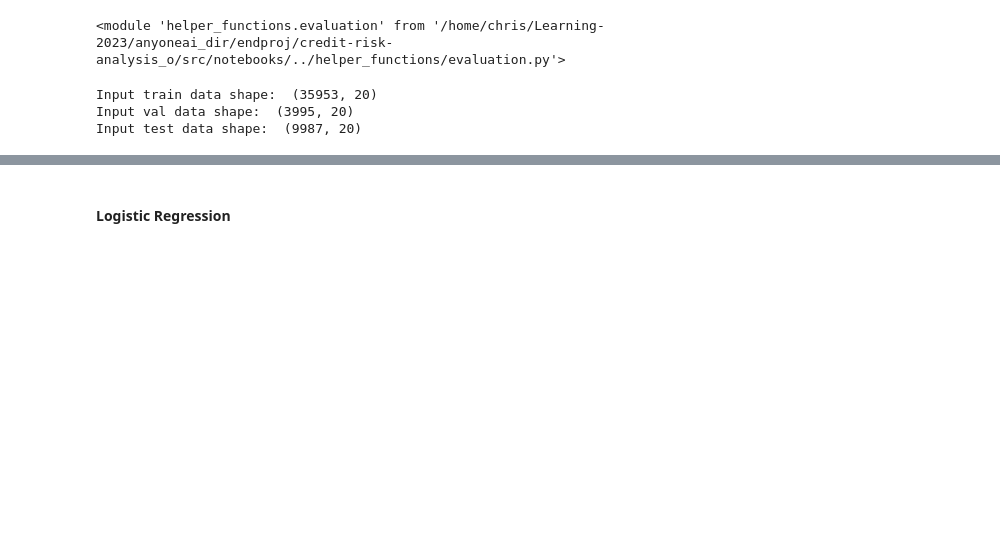
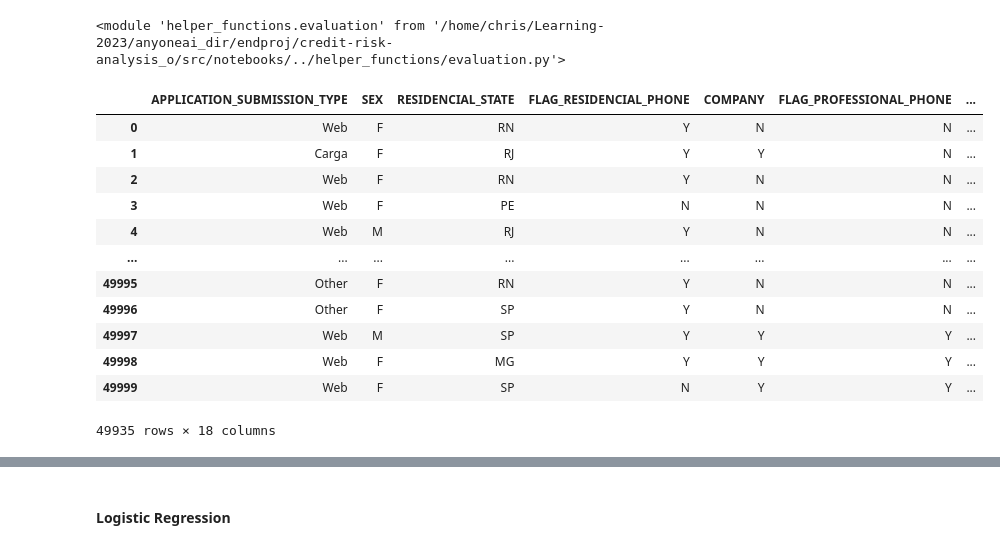
Before and after one commit to tutecode/credit-risk-analysis, a Jupyter notebook: src/notebooks/eda_ml_model_v0.ipynb, the cells around one changed output, grey strips where cells are left out. Cells and saved outputs as stored; diff of their text form; code cells hidden in the pictures; blank space fills up the shorter version.

```diff
--- a/src/notebooks/eda_ml_model_v0.ipynb
+++ b/src/notebooks/eda_ml_model_v0.ipynb
@@ -1567,6 +1572,7 @@ current_cols_train = app_train_cop.columns.to_list()
 idx_target = app_train_cop.columns.to_list().index("TARGET_LABEL_BAD=1")
 if(app_train_cop.iloc[:,-1:].columns[0] != app_train_cop.iloc[:,idx_target:].columns[0]):
     features_cols = current_cols_train[:idx_target] + current_cols_train[idx_target+1:] + [current_cols_train[idx_target]]
-    app_train_cop.columns = features_cols
+    #crear un nuevo df
+    app_train_cop = app_train_cop[features_cols]
 else:
     print("Target is the last column")
@@ -1580,11 +1605,19 @@ reload(config)
 reload(evaluation)
 # %% [output]
 <module 'helper_functions.evaluation' from '/home/chris/Learning-2023/anyoneai_dir/endproj/credit-risk-analysis_o/src/notebooks/../helper_functions/evaluation.py'>
-# %%
-app_train_set, app_val_set, app_test_set = data_utils.get_feature_in_set(app_train_cop)
-X_train, y_train, X_val, y_val, X_test,y_test = data_utils.get_feature_target(app_train_set, app_val_set, app_test_set)
-X_train_prep, X_val_prep, X_test_prep = data_utils.preprocess_data(X_train,X_val,X_test)
-# %% [output]
-Input train data shape:  (35953, 20)
-Input val data shape:  (3995, 20)
-Input test data shape:  (9987, 20)
+# %%
+app_train_cop
+# %% [output]
+|  | APPLICATION_SUBMISSION_TYPE | SEX | RESIDENCIAL_STATE | FLAG_RESIDENCIAL_PHONE | COMPANY | FLAG_PROFESSIONAL_PHONE | ... |
+| 0 | Web | F | RN | Y | N | N | ... |
+| 1 | Carga | F | RJ | Y | Y | N | ... |
+| 2 | Web | F | RN | Y | N | N | ... |
+| 3 | Web | F | PE | N | N | N | ... |
+| 4 | Web | M | RJ | Y | N | N | ... |
+| ... | ... | ... | ... | ... | ... | ... | ... |
+| 49995 | Other | F | RN | Y | N | N | ... |
+| 49996 | Other | F | SP | Y | N | N | ... |
+| 49997 | Web | M | SP | Y | Y | Y | ... |
+| 49998 | Web | F | MG | Y | Y | Y | ... |
+| 49999 | Web | F | SP | N | Y | Y | ... |
+49935 rows × 18 columns
```
Also changed, not shown: parts of 58 cells of this notebook, 6 other files.
